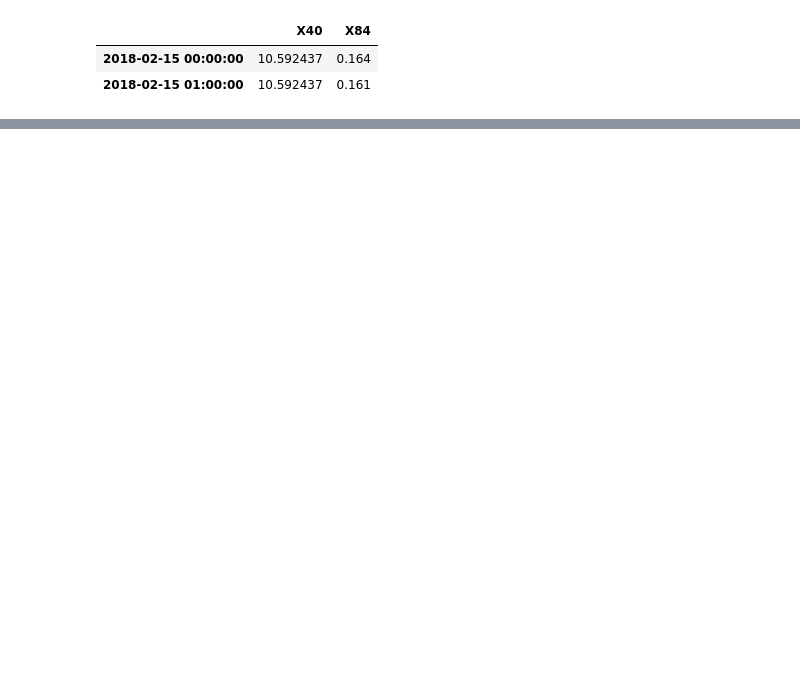
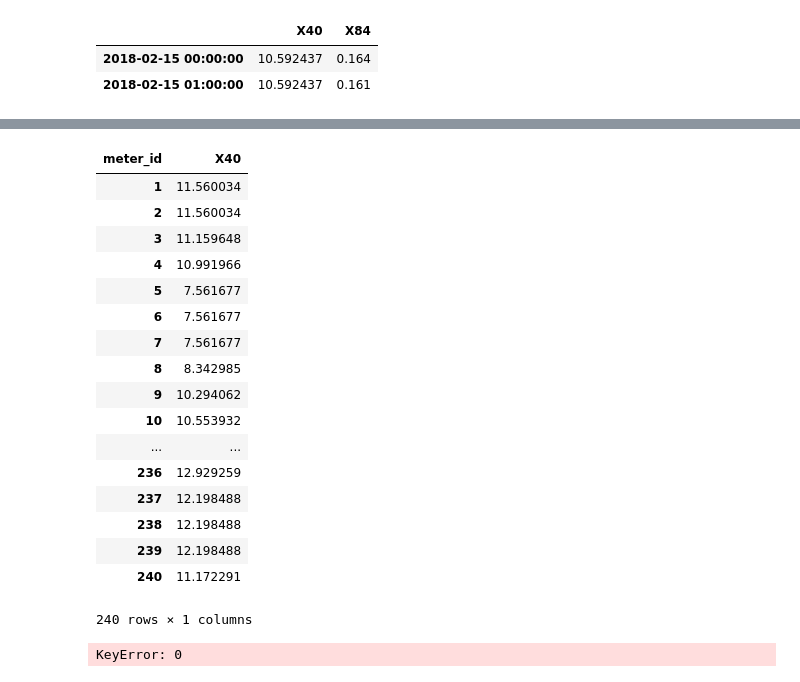
Before and after one commit to yagippi27/DACON_CONTEST_2019, a Jupyter notebook: SOOMIN/0__. Presentation용 작업.ipynb, the cells around one changed output, grey strips where cells are left out. Drawn from its saved outputs; the diff is of its cells as text; code cells hidden in the pictures; blank space fills up the shorter version.

```diff
--- a/SOOMIN/0__. Presentation용 작업.ipynb
+++ b/SOOMIN/0__. Presentation용 작업.ipynb
@@ -452,16 +462,16 @@ def onlytesting(train, features, X_test):
     for mID in train.columns:
         data = pd.concat([train.loc[:,[mID]], features], axis=1)
         data = data.rename(columns={mID:'y'})
-        for i in [24, 168]:
+        for i in [168]:
             data['lag_{}'.format(i)] = data.y.shift(i)
         y_train = data.dropna().y
         X_train = data.dropna().drop(['y'], axis=1)
 
-        X_test['lag_24'] = y_train.tail(24).values
+#         X_test['lag_24'] = y_train.tail(24).values
         X_test['lag_168'] = np.append(data.iloc[-168:,0].values, data.iloc[-168:-96,0].values)
 
         model = LGBMRegressor(verbose=1, tree_learner='feature')
         tmp = gsLGBR_Hrly_FitPred(model, lg_param,
-                        mID, X_train, y_train, X_test_H)
-        hrly = pd.concat([hrly_50, tmp], axis=0)
+                        mID, X_train, y_train, X_test)
+        hrly = pd.concat([hrly, tmp], axis=0)
     return hrly
@@ -480,0 +551,3 @@ NameError: name 'X_test_H' is not defined
+# %%
+trial = trial.set_index(trial.meter_id)
+trial = trial.drop(columns='meter_id')
@@ -480,0 +556,3 @@ NameError: name 'X_test_H' is not defined
+# %%
+trial2 = trial.T
+trial2.head()
@@ -480,0 +643,25 @@ NameError: name 'X_test_H' is not defined
+# %%
+trial2.iloc[:,0:1]
+# %% [output]
+| meter_id | X40 |
+| 1 | 11.560034 |
+| 2 | 11.560034 |
+| 3 | 11.159648 |
+| 4 | 10.991966 |
+| 5 | 7.561677 |
+| 6 | 7.561677 |
+| 7 | 7.561677 |
+| 8 | 8.342985 |
+| 9 | 10.294062 |
+| 10 | 10.553932 |
+| ... | ... |
+| 236 | 12.929259 |
+| 237 | 12.198488 |
+| 238 | 12.198488 |
+| 239 | 12.198488 |
+| 240 | 11.172291 |
+240 rows × 1 columns
+# %%
+smape_fast(test_real.iloc[:,0:1],trial2.iloc[:,0:1])
+# %% [output]
+KeyError: 0
```
Also changed, not shown: parts of 10 cells of this notebook, 1 other file.
